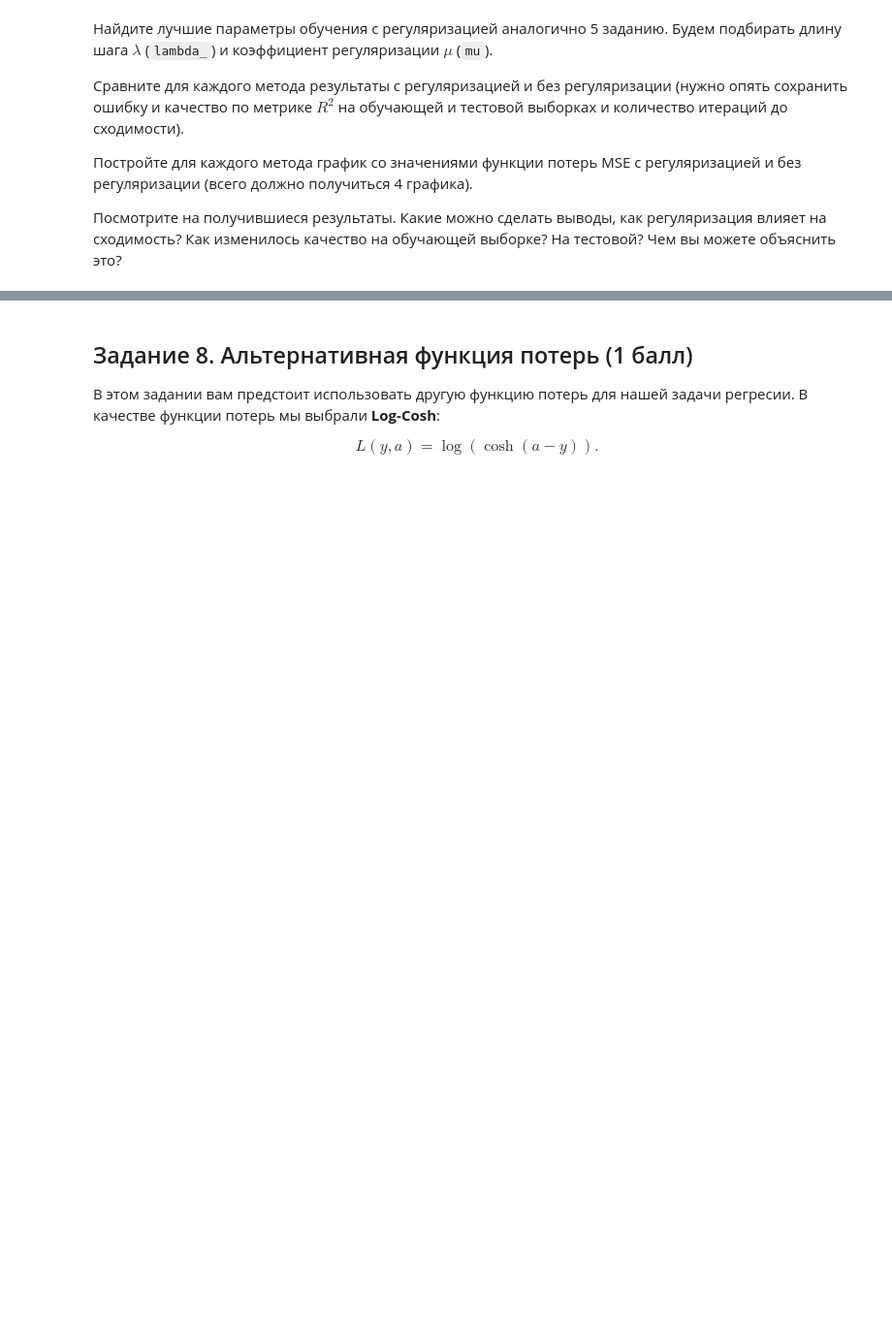
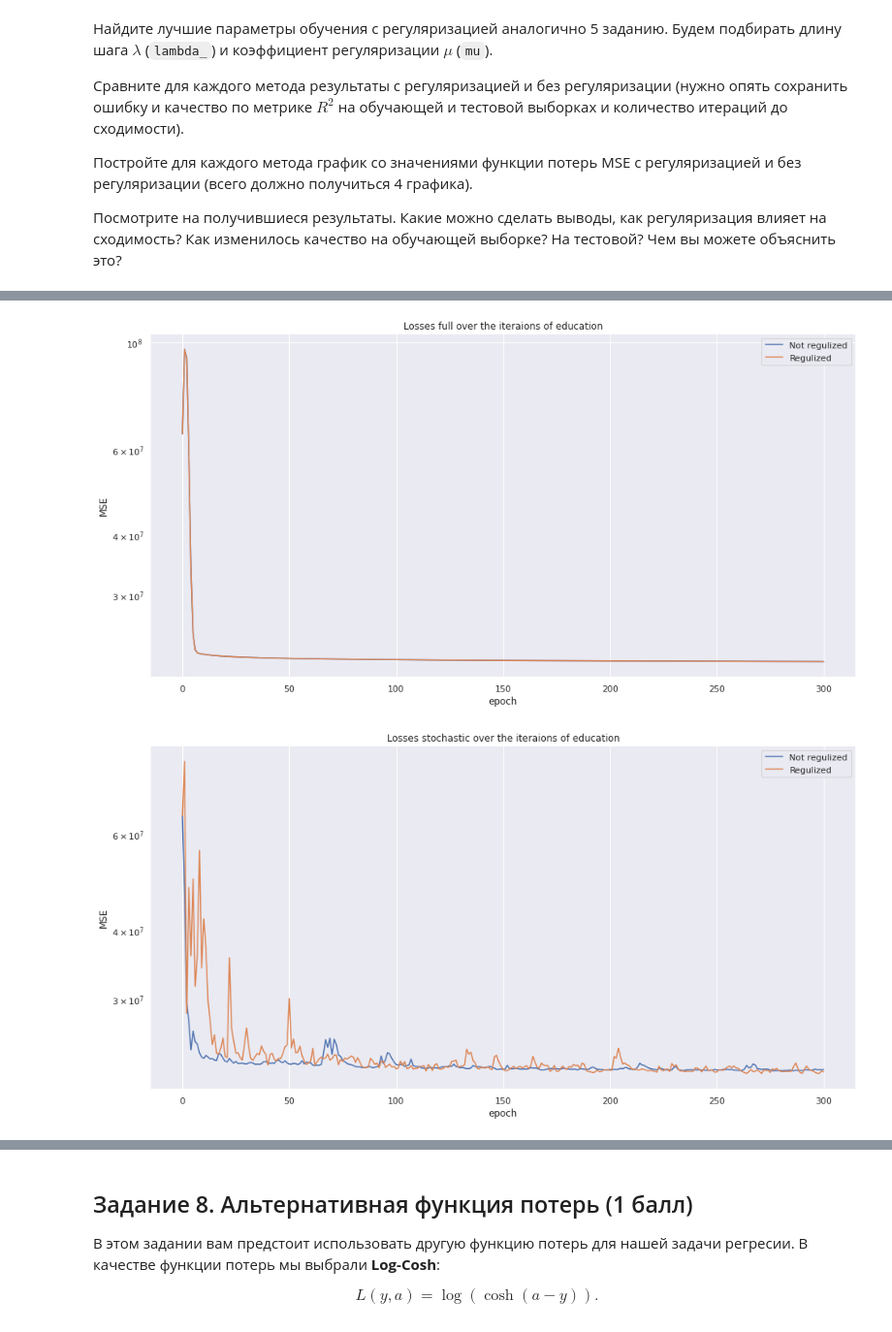
Before and after one commit to Panesher/Machine-Learning, a Jupyter notebook: HW-3/homework_practice_03_gd_Panesh.ipynb, the cells around one changed output, grey strips where cells are left out. Shown at 97% size. Cells and saved outputs as stored; diff of their text form; code cells hidden in the pictures; blank space fills up the shorter version.

```diff
--- a/HW-3/homework_practice_03_gd_Panesh.ipynb
+++ b/HW-3/homework_practice_03_gd_Panesh.ipynb
@@ -384,7 +380,7 @@ def EmplaceBinaryValuesWithOnes(data, col, numeric):
 
 def EmplaceLowCountValues(data, col):
     grouped = data.groupby(col, as_index=False).count()
-    low_in_col = list(grouped[grouped['price'] < 500][col])
+    low_in_col = list(grouped[grouped['price'] < 2000][col])
     for val in low_in_col:
         data.loc[data[col] == val, col] = 'other'
 
@@ -666,0 +820,21 @@ $$
+# %%
+info_regulized = MakeEmptyInfo(True, -14, -2)
+
+for descent_name in info_regulized:
+    for lambd in info_regulized[descent_name]['lambda_condidates']:
+        for mu in info_regulized[descent_name]['mu_condidates']:
+            regression = Train(descent_name, lambd, x_train, y_train,
+                               regularized=True, mu=mu)
+
+            info_regulized[descent_name]['iterations'] += [len(regression.loss_history) - 1]
+
+            if info_regulized[descent_name]['best_R']['val'] < RSquareMetric(x_val, y_val,
+                                                                   regression):
+                UpdateInfo(info_regulized, descent_name, regression, lambd, x_train,
+                           x_test, x_val, y_train, y_test, y_val, mu)
+
+    info_ = info_regulized[descent_name]
+    print('Descent ', descent_name, ': {\n  best lambda value: ',
+          info_['best_lambda'], '\n  best mu value: ', info_['best_mu'],
+          '\n  R^2: ', info_['best_R'], ',\n  RMSE: ',
+          info_['RMSE'],  '\n}', sep='')
@@ -666,0 +859,21 @@ $$
+# %%
+for descent_name in info_regulized:
+    regression_reg = Train(descent_name,
+                            info_regulized[descent_name]['best_lambda'],
+                            x_train, y_train, regularized=True,
+                            mu=info_regulized[descent_name]['best_mu'])
+    regression = Train(descent_name, info[descent_name]['best_lambda'],
+                    x_train, y_train)
+
+    pylab.plot(regression.loss_history, label='Not regulized')
+    pylab.plot(regression_reg.loss_history, label='Regulized')
+    plt.gcf().set_size_inches(16, 8)
+    plt.yscale('log')
+    plt.xlabel('epoch')
+    plt.ylabel('MSE')
+    plt.title('Losses ' + descent_name + ' over the iteraions of education')
+    plt.legend()
+    plt.show()
+# %% [output]
+[figure, added]
+[figure, added]
```
Also changed, not shown: parts of 36 cells of this notebook, 1 other file.
